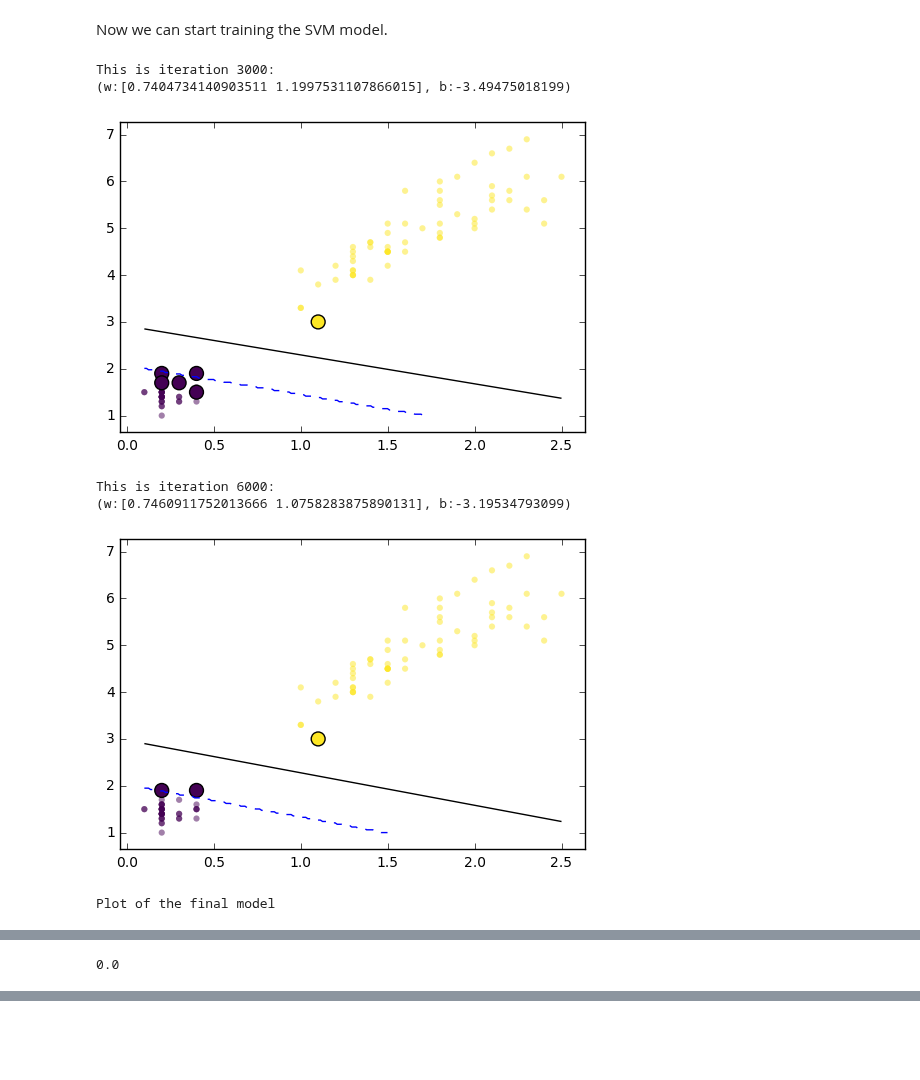
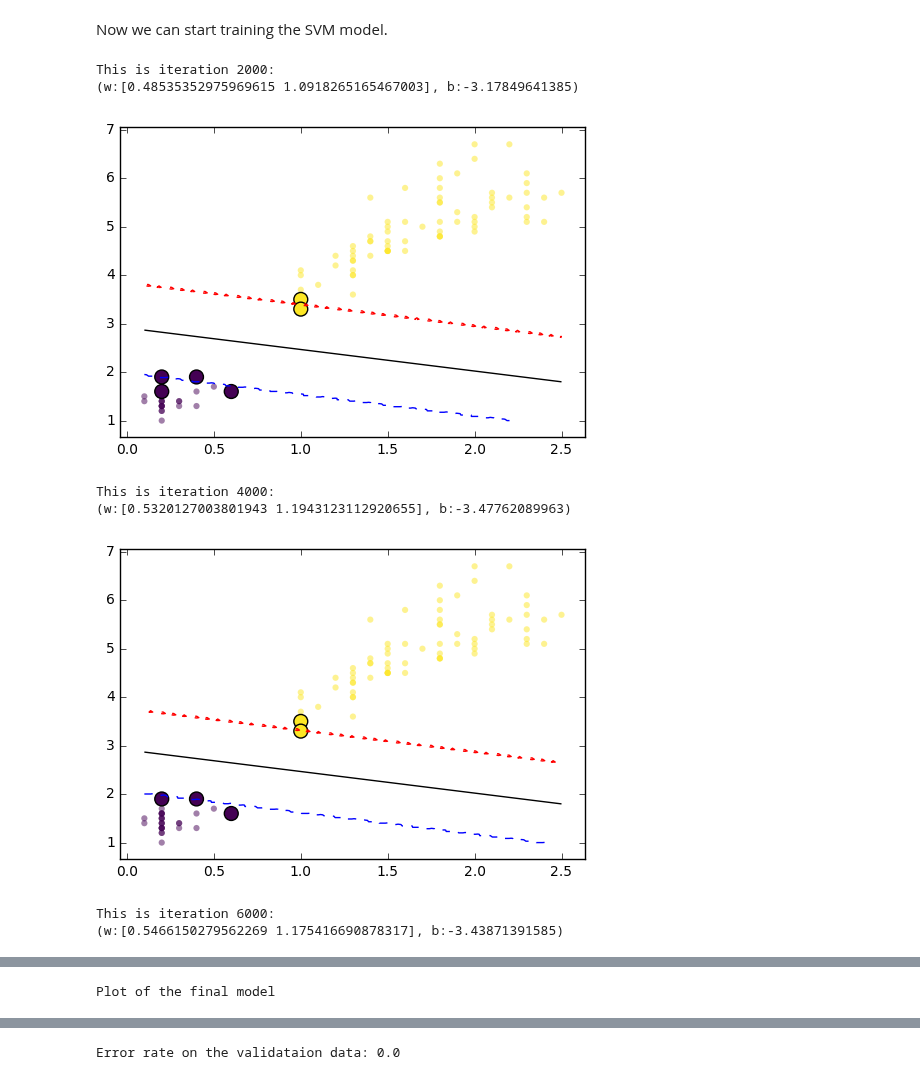
Before and after one commit to reza-asad/SVM-with-SMO, a Jupyter notebook: SVM.ipynb, the cells around one changed output, grey strips where cells are left out. Cells and saved outputs as stored; diff of their text form; code cells hidden in the pictures; blank space fills up the shorter version.

```diff
--- a/SVM.ipynb
+++ b/SVM.ipynb
@@ -58,15 +58,15 @@ Now we can start training the SVM model.
 # %%
 from svm import *
 
-n,d = X_train.shape
 svm = SVM(X_train, y_train, verbose=True)
-alpha, w, b = svm.naive_max_utility(print_every=3000)
-sum((svm.predict(X_test) != y_test.reshape(len(y_test),))) / float(len(y_test))
+alpha, w, b = svm.naive_max_utility(print_every=2000)
+print "Error rate on the validataion data: {}".format(sum((svm.predict(X_val) != y_val)) / float(len(y_val)))
 # %% [output]
-This is iteration 3000:
-(w:[0.7404734140903511 1.1997531107866015], b:-3.49475018199)
+This is iteration 2000:
+(w:[0.48535352975969615 1.0918265165467003], b:-3.17849641385)
-[figure, old version]
+[figure, new version]
-This is iteration 6000:
-(w:[0.7460911752013666 1.0758283875890131], b:-3.19534793099)
+This is iteration 4000:
+(w:[0.5320127003801943 1.1943123112920655], b:-3.47762089963)
-[figure, old version]
+[figure, new version]
-Plot of the final model
+This is iteration 6000:
+(w:[0.5466150279562269 1.175416690878317], b:-3.43871391585)
@@ -74 +74 @@ Plot of the final model
-0.0
+Plot of the final model
@@ -74,0 +76 @@ Plot of the final model
+Error rate on the validataion data: 0.0
```
Also changed, not shown: parts of 4 cells of this notebook, 4 other files.
